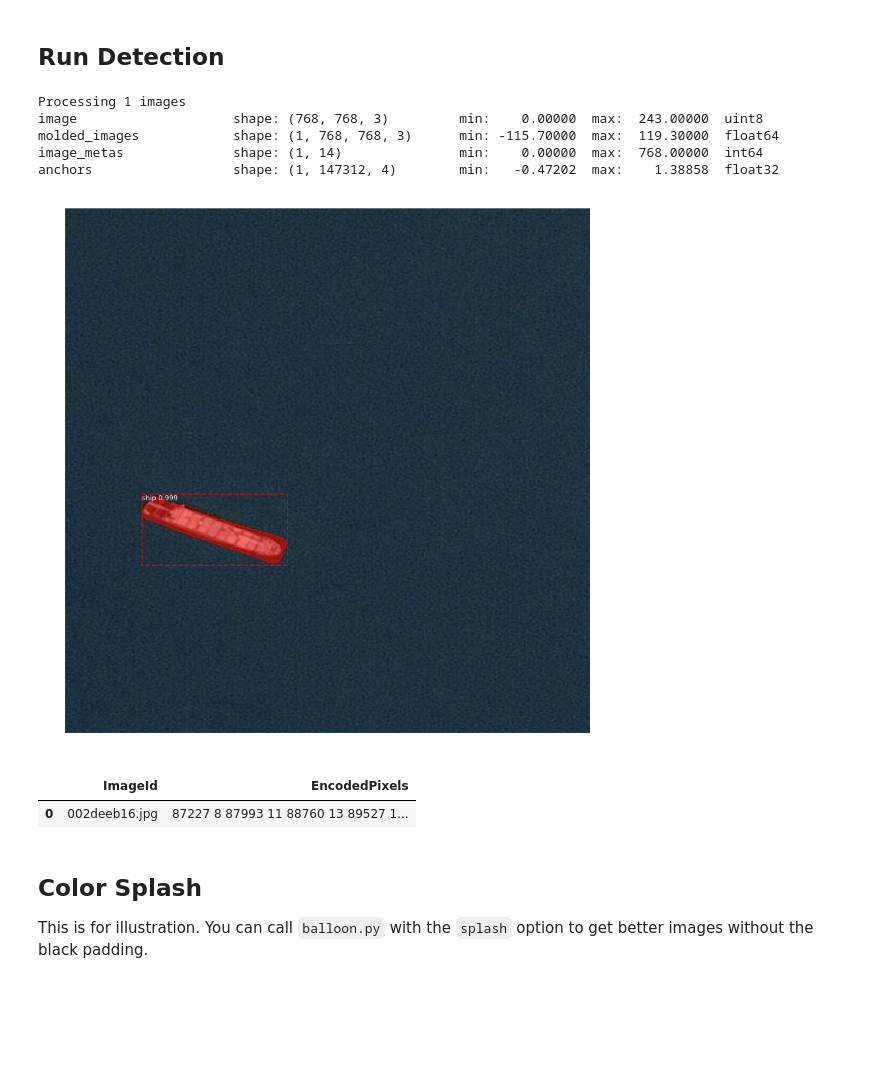
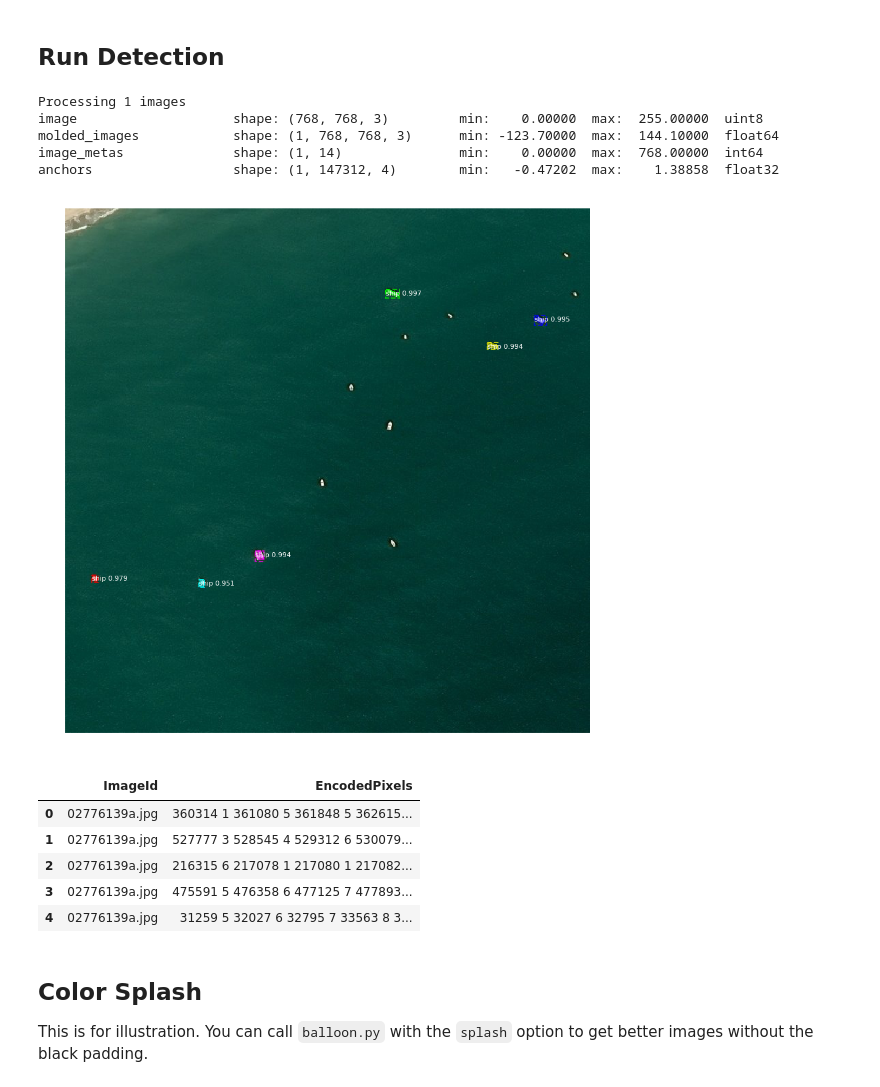
Before and after one commit to gabrielgarza/Mask_RCNN, a Jupyter notebook: samples/ship/inspect_ship_model.ipynb, the cells around one changed output. Drawn from its saved outputs; the diff is of its cells as text; code cells hidden in the pictures; blank space fills up the shorter version.

```diff
--- a/samples/ship/inspect_ship_model.ipynb
+++ b/samples/ship/inspect_ship_model.ipynb
@@ -55,8 +55,12 @@ class InferenceConfig(config.__class__):
     IMAGES_PER_GPU = 1
     DETECTION_NMS_THRESHOLD = 0.0
     DETECTION_MIN_CONFIDENCE = 0.95
-    RPN_ANCHOR_SCALES = (64, 96, 128, 256, 512)
+    RPN_ANCHOR_SCALES = (40, 64, 128, 256, 512)
     DETECTION_MAX_INSTANCES = 20
+
+#     IMAGE_RESIZE_MODE = "crop"
+    IMAGE_MIN_DIM = 768
+    IMAGE_MAX_DIM = 768
 
 #     BACKBONE = "resnet50"
 
@@ -175,13 +179,17 @@ class_names = ['BG', 'ship']
 # val: lots of land 00021ddc3.jpg
 # val: clouds and no ships 00711596a.jpg
 
-# test: 006da0c7b.jpg 1 small boat
-# test: 0005d6d95.jpg 1 small boat
-# test: 000194a2d.jpg land, dock, containers hard one
-# test: with land and dock and containers (hard one) 013048d62.jpg
-# test: land, dock, containers 0171499be.jpg
-# test: had overlap 01834cb80.jpg
-# test: had overlap 443cfdb6a.jpg
+#
+# TEST SET:
+#
+
+# 006da0c7b.jpg 1 small boat
+# 0005d6d95.jpg 1 small boat
+# 000194a2d.jpg land, dock, containers hard one
+# 013048d62.jpg with land and dock and containers (hard one)
+# 0171499be.jpg land, dock, containers
+# 01834cb80.jpg had overlap
+# 43cfdb6a.jpg had overlap 4
 
 # 8904ed828.jpg CORRECT 4 Boats at sea (interesting because it seems like there are 2 pairs of ships touching each other)
 # 890186275.jpg OCEAN NO BOATS - 3 False Positives caused by waves
@@ -199,44 +207,76 @@ class_names = ['BG', 'ship']
 # 9754a98ad.jpg OCEAN NO BOATS - 7 False Positives caused by waves 2 with 60 - 2 with 55
 # 9eed4be14.jpg OCEAN NO BOATS - 6 False Positives caused by waves 1 with 60 - 1 with 55
 
-image_id = "002deeb16.jpg"
-subset = "val"
+# 11bfdef54.jpg 4 / 7 ships detected - will detect 2 more if lower confidence .86 and .94
+# 122274881.jpg CORRECT 0 ships
+# 122e34839.jpg CORRECT 0 ships
+# 4e3f9df22.jpg CORRECT 10 ships
+# 53475f6b8.jpg 8 / 7 ships
+# 5589d2f79.jpg 2 / 3 ships - other ship is at .63
+# 7555e6f7d.jpg 3 / 5 ships - will detect 3 more .92, .82, .76 (FP)
+# 755e776e4.jpg CORRECT 1 ship
+# 7566933e0.jpg CORRECT 0 ships
+# 886578d3f.jpg CORRECT 1 / 2 ship - the other one is super super small
+# 9c498b369.jpg 7 / 10 ships - will detect 2 more at .93
+# a9c3050dc.jpg 4 / 6 ships - will detect 2 more at .8 and .52
+# b6779c3d8.jpg 4 / 6 ships will detect 1 more at .71
+# d925c8577.jpg 8 / 5 ships (docked ships) - 3 correct, 1 more at .86, 4 false positives buildings and docks
+# d954a2b84.jpg 5 / 6 ships - 1 more at .94
+# e079a720c.jpg 5 / 8 ships - 1 more at .94
+# e0ddf834f.jpg CORRECT 2 ships
+# e11e46754.jpg CORRECT 2 ships - 1 FP at .9 confidence
+# e2274551a.jpg VERY HARD ONE 4 / 14 ships with ships on land
+# e24800a71.jpg CORRECT 2 ships (look small)
+# e2615fb70.jpg HARD ONE 2 / 10-12 ships (look small) small ships docked
+# e28a77c4e.jpg CORRECT 1 small ship
+# e2c2aba5d.jpg 3 / 6 ships - 3 more ships at .65, .72, .90
+
+# Leak in train set
+# 02776139a.jpg
+# dd38da47f.jpg
+
+image_id = "02776139a.jpg"
+subset = "train"
 image = skimage.io.imread(os.path.join(ROOT_DIR, SHIP_DIR, subset, image_id))
 
 # Run detection
 results = model.detect([image], verbose=1)
 
 # Visualize results
 r = results[0]
 visualize.display_instances(image, r['rois'], r['masks'], r['class_ids'],
                             class_names, r['scores'])
 
 out_pred_rows = []
 re_encoded_to_rle_list = []
 for i in np.arange(np.array(r['masks']).shape[-1]):
     boolean_mask = r['masks'][:,:,i]
     re_encoded_to_rle = dataset.rle_encode(boolean_mask)
     re_encoded_to_rle_list.append(re_encoded_to_rle)
 
 if len(re_encoded_to_rle_list) == 0:
     out_pred_rows += [{'ImageId': image_id, 'EncodedPixels': ''}]
 else:
     for rle_mask in re_encoded_to_rle_list:
         out_pred_rows += [{'ImageId': image_id, 'EncodedPixels': rle_mask}]
 
 
 
 submission_df = pd.DataFrame(out_pred_rows)[['ImageId', 'EncodedPixels']]
 submission_df.head()
 # %% [output]
 Processing 1 images
-image                    shape: (768, 768, 3)         min:    0.00000  max:  243.00000  uint8
-molded_images            shape: (1, 768, 768, 3)      min: -115.70000  max:  119.30000  float64
+image                    shape: (768, 768, 3)         min:    0.00000  max:  255.00000  uint8
+molded_images            shape: (1, 768, 768, 3)      min: -123.70000  max:  144.10000  float64
 image_metas              shape: (1, 14)               min:    0.00000  max:  768.00000  int64
 anchors                  shape: (1, 147312, 4)        min:   -0.47202  max:    1.38858  float32
-[figure, old version]
+[figure, new version]
 |  | ImageId | EncodedPixels |
-| 0 | 002deeb16.jpg | 87227 8 87993 11 88760 13 89527 1... |
+| 0 | 02776139a.jpg | 360314 1 361080 5 361848 5 362615... |
+| 1 | 02776139a.jpg | 527777 3 528545 4 529312 6 530079... |
+| 2 | 02776139a.jpg | 216315 6 217078 1 217080 1 217082... |
+| 3 | 02776139a.jpg | 475591 5 476358 6 477125 7 477893... |
+| 4 | 02776139a.jpg | 31259 5 32027 6 32795 7 33563 8 3... |
 # %%
 
 #
```
Also changed, not shown: 1 other file.
